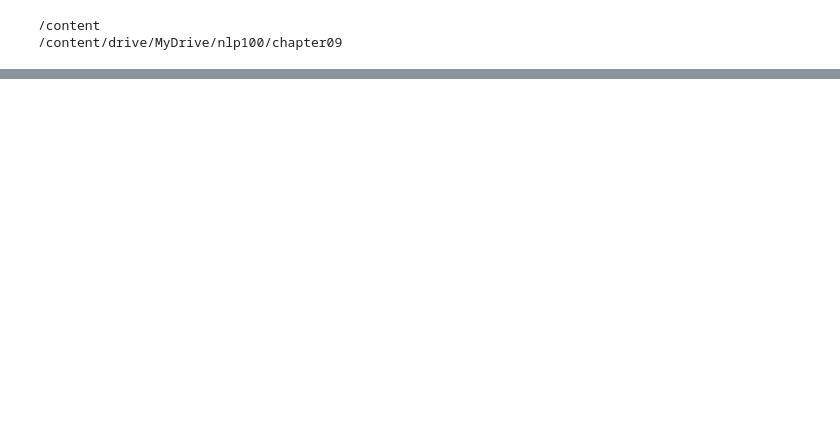
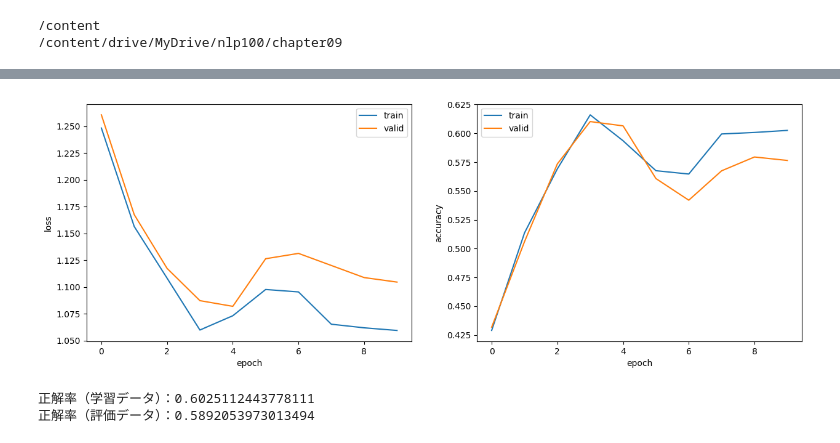
Before and after one commit to tmu-nlp/100knock2023, a Jupyter notebook: yamamoto/chapter09/chapter09.ipynb, the cells around one changed output, grey strips where cells are left out. Drawn from its saved outputs; the diff is of its cells as text; code cells hidden in the pictures; blank space fills up the shorter version.

```diff
--- a/yamamoto/chapter09/chapter09.ipynb
+++ b/yamamoto/chapter09/chapter09.ipynb
@@ -268,7 +178,7 @@ import time
 from torch import optim
 
 def calculate_loss_and_accuracy(model, dataset, device=None, criterion=None):
-  """損失・正解率を計算"""
+  # 損失と正解率を計算
   dataloader = DataLoader(dataset, batch_size=1, shuffle=False)
   loss = 0.0
   total = 0
@@ -303,7 +213,6 @@ def train_model(dataset_train, dataset_valid, batch_size, model, criterion, opti
   dataloader_train = DataLoader(dataset_train, batch_size=batch_size, shuffle=True, collate_fn=collate_fn)
   dataloader_valid = DataLoader(dataset_valid, batch_size=1, shuffle=False)
 
-  # スケジューラの設定
   scheduler = optim.lr_scheduler.CosineAnnealingLR(optimizer, num_epochs, eta_min=1e-5, last_epoch=-1)
 
   # 学習
@@ -319,7 +228,7 @@ def train_model(dataset_train, dataset_valid, batch_size, model, criterion, opti
       # 勾配をゼロで初期化
       optimizer.zero_grad()
 
-      # 順伝播 + 誤差逆伝播 + 重み更新
+      # 順伝播、誤差逆伝播、重み更新
       inputs = data['inputs'].to(device)
       labels = data['labels'].to(device)
       outputs = model(inputs)
@@ -343,11 +252,9 @@ def train_model(dataset_train, dataset_valid, batch_size, model, criterion, opti
     # ログを出力
     print(f'epoch: {epoch + 1}, loss_train: {loss_train:.4f}, accuracy_train: {acc_train:.4f}, loss_valid: {loss_valid:.4f}, accuracy_valid: {acc_valid:.4f}, {(e_time - s_time):.4f}sec')
 
-    # 検証データの損失が3エポック連続で低下しなかった場合は学習終了
     if epoch > 2 and log_valid[epoch - 3][0] <= log_valid[epoch - 2][0] <= log_valid[epoch - 1][0] <= log_valid[epoch][0]:
       break
 
-    # スケジューラを1ステップ進める
     scheduler.step()
 
   return {'train': log_train, 'valid': log_valid}
@@ -375,7 +282,7 @@ EMB_SIZE = 300
 PADDING_IDX = len(set(id_dict.values()))
 OUTPUT_SIZE = 4
 HIDDEN_SIZE = 50
-LEARNING_RATE = 1e-3
+LEARNING_RATE = 0.003
 BATCH_SIZE = 1
 NUM_EPOCHS = 10
 
@@ -394,0 +311,46 @@ epoch: 1, loss_train: 1.1119, accuracy_train: 0.5183, loss_valid: 1.1287, accura
+# %%
+# knock83
+
+class Padsequence():
+  # 最大系列長に合わせる
+  def __init__(self, padding_idx):
+    self.padding_idx = padding_idx
+
+  def __call__(self, batch):
+    sorted_batch = sorted(batch, key=lambda x: x['inputs'].shape[0], reverse=True)
+    sequences = [x['inputs'] for x in sorted_batch]
+    sequences_padded = torch.nn.utils.rnn.pad_sequence(sequences, batch_first=True, padding_value=self.padding_idx)
+    labels = torch.LongTensor([x['labels'] for x in sorted_batch])
+    return {'inputs': sequences_padded, 'labels': labels}
+
+# パラメータの設定
+VOCAB_SIZE = len(set(id_dict.values())) + 1
+EMB_SIZE = 300
+PADDING_IDX = len(set(id_dict.values()))
+OUTPUT_SIZE = 4
+HIDDEN_SIZE = 50
+LEARNING_RATE = 0.05
+BATCH_SIZE = 32
+NUM_EPOCHS = 10
+
+model = RNN(VOCAB_SIZE, EMB_SIZE, PADDING_IDX, OUTPUT_SIZE, HIDDEN_SIZE)
+
+# 損失関数の定義
+criterion = nn.CrossEntropyLoss()
+
+optimizer = torch.optim.SGD(model.parameters(), lr=LEARNING_RATE)
+
+device = torch.device('cuda')
+
+# モデルの学習
+log = train_model(dataset_train, dataset_valid, BATCH_SIZE, model, criterion, optimizer, NUM_EPOCHS, collate_fn=Padsequence(PADDING_IDX), device=device)
+
+# ログの可視化
+visualize_logs(log)
+
+# 正解率の算出
+_, acc_train = calculate_loss_and_accuracy(model, dataset_train, device)
+_, acc_test = calculate_loss_and_accuracy(model, dataset_test, device)
+print(f'正解率（学習データ）：{acc_train}')
+print(f'正解率（評価データ）：{acc_test}')
+# %% [output]
@@ -394,0 +367,3 @@ epoch: 1, loss_train: 1.1119, accuracy_train: 0.5183, loss_valid: 1.1287, accura
+[figure, added]
+正解率（学習データ）：0.6025112443778111
+正解率（評価データ）：0.5892053973013494
```
Also changed, not shown: parts of 15 cells of this notebook, 7 other files.
